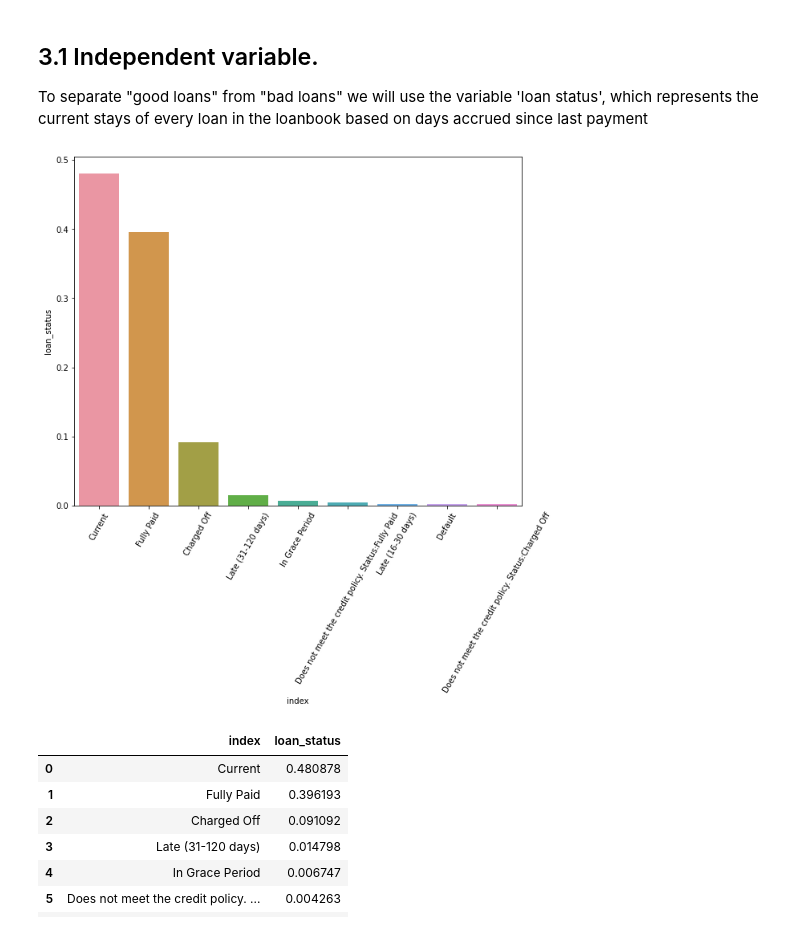
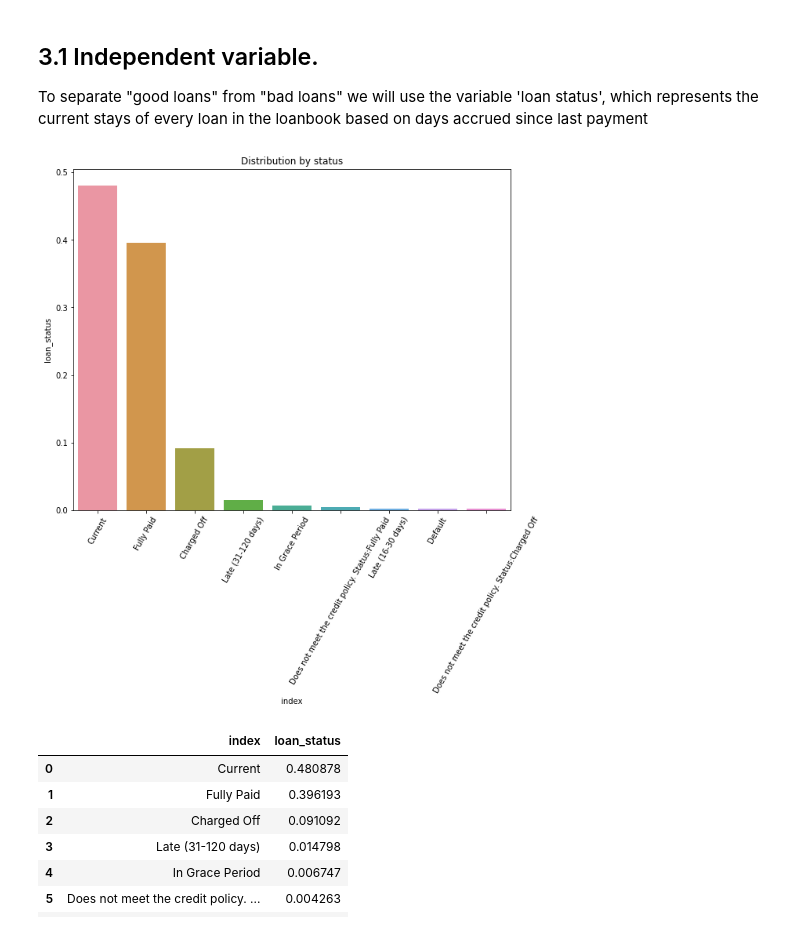
Before and after one commit to kevinmiguel97/Lending-Club-Credit-RIsk-Model, a Jupyter notebook: Lending Club Risk Model.ipynb, the cells around one changed output. Drawn from its saved outputs; the diff is of its cells as text; code cells hidden in the pictures.

```diff
--- a/Lending Club Risk Model.ipynb
+++ b/Lending Club Risk Model.ipynb
@@ -161,7 +161,7 @@ array([36, 60])
 - *initial_list_status*
 # %%
 # Grade dummies
-dummies =[pd.get_dummies(df_loans['grade'], prefix='grade', prefix_sep='_'),
+dummies =[      pd.get_dummies(df_loans['grade'], prefix='grade', prefix_sep='_'),
                 pd.get_dummies(df_loans['sub_grade'], prefix='sub_grade', prefix_sep='_'),
                 pd.get_dummies(df_loans['home_ownership'], prefix='home_ownership', prefix_sep='_'),
                 pd.get_dummies(df_loans['verification_status'], prefix='verification_status', prefix_sep='_'),
@@ -174,4 +174,7 @@ dummies =[pd.get_dummies(df_loans['grade'], prefix='grade', prefix_sep='_'),
 loan_dummies = pd.concat(dummies, axis=1)
 
 # Add dummies to main dataframe
-loan_dummies = pd.concat([df_loans, loan_dummies], axis=1)
+# loan_dummies = pd.concat([df_loans, loan_dummies], axis=1)
+# %%
+# Add dummy comlumns to original dataframe
+df_loans = pd.concat([df_loans, loan_dummies], axis=1)
@@ -238,21 +248,24 @@ To separate "good loans" from "bad loans" we will use the variable 'loan status'
 # %%
 # Portfolio distribution by status
 df_status = pd.DataFrame(df_loans['loan_status'].value_counts() / df_loans['loan_status'].count())
 
 # Reset index
 df_status.reset_index(inplace=True)
 
 plt.figure(figsize=(10, 8))
 
 # Graph proportions
 sns.barplot(data=df_status, x='index', y='loan_status')
 
 # Rotate x-axis labels
 plt.xticks(rotation=60)
 
+# Add title
+plt.title('Distribution by status')
+
 plt.show()
 # %% [output]
-[figure, old version]
+[figure, new version]
 # %%
 df_status
 # %% [output]
```
Also changed, not shown: parts of 12 cells of this notebook, 2 other files.
